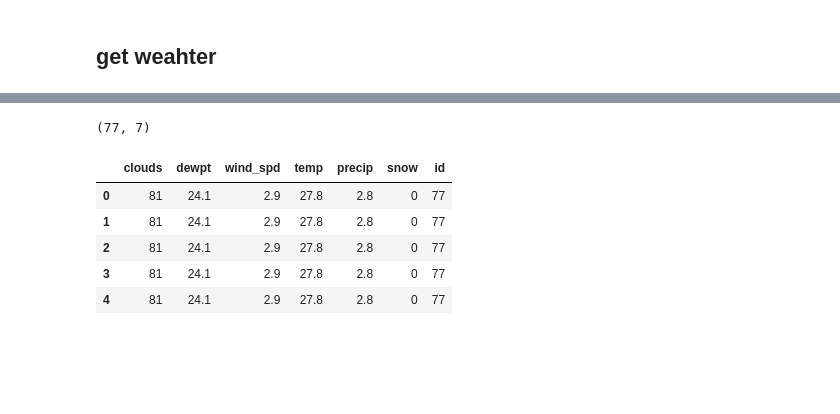
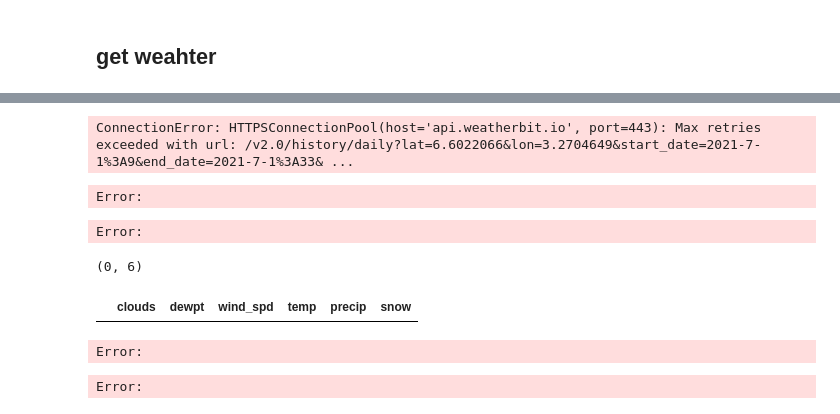
Before and after one commit to degagawolde/delivery-drivers-location-optimisation-with-causal-inference, a Jupyter notebook: notebooks/feature_engineering.ipynb, the cells around one changed output, grey strips where cells are left out. Drawn from its saved outputs; the diff is of its cells as text; code cells hidden in the pictures; blank space fills up the shorter version.

```diff
--- a/notebooks/feature_engineering.ipynb
+++ b/notebooks/feature_engineering.ipynb
@@ -87,40 +105,41 @@ weather = {'clouds':[],
 # %%
-for i in range(78,features.shape[0]):
-    # defining a params dict for the parameters to be sent to the API
-    PARAMS = {
-        'lat':features.lat.iloc[i],
-        'lon':features.lng.iloc[i],
-        'start_date':str(features.trip_Start_time.iloc[i].year)+'-'+str(features.trip_Start_time.iloc[i].month)+'-'+str(features.trip_Start_time.iloc[i].day)+':'+str(features.trip_Start_time.iloc[i].hour),
-        'end_date':str(features.trip_Start_time.iloc[i].year)+'-'+str(features.trip_Start_time.iloc[i].month)+'-'+str(features.trip_Start_time.iloc[i].day)+':'+str(features.trip_Start_time.iloc[i].hour+24),
-        'key':'833701327e23466183824f3bbb10bcad'
-        }
-    # print(str(features.trip_Start_time.iloc[i].year)+'-'+str(features.trip_Start_time.iloc[i].month)+'-'+str(features.trip_Start_time.iloc[i].day)+':'+str(features.trip_Start_time.iloc[i].hour),)
-    # sending get request and saving the response as response object
-    r = requests.get(url = URL, params = PARAMS)
+# for i in range(0,features.shape[0]):
+#     # defining a params dict for the parameters to be sent to the API
+#     PARAMS = {
+#         'lat':features.lat.iloc[i],
+#         'lon':features.lng.iloc[i],
+#         'start_date':str(features.trip_Start_time.iloc[i].year)+'-'+str(features.trip_Start_time.iloc[i].month)+'-'+str(features.trip_Start_time.iloc[i].day)+':'+str(features.trip_Start_time.iloc[i].hour),
+#         'end_date':str(features.trip_Start_time.iloc[i].year)+'-'+str(features.trip_Start_time.iloc[i].month)+'-'+str(features.trip_Start_time.iloc[i].day)+':'+str(features.trip_Start_time.iloc[i].hour+24),
+#         'key':'833701327e23466183824f3bbb10bcad'
+#         }
+#     # print(str(features.trip_Start_time.iloc[i].year)+'-'+str(features.trip_Start_time.iloc[i].month)+'-'+str(features.trip_Start_time.iloc[i].day)+':'+str(features.trip_Start_time.iloc[i].hour),)
+#     # sending get request and saving the response as response object
+#     r = requests.get(url = URL, params = PARAMS)
 
-    # extracting data in json format
-    data = r.json()
+#     # extracting data in json format
+#     data = r.json()
 
-    # extracting latitude, longitude and formatted address
-    # of the first matching location
-    weather['id'] = features['id'].iloc[i]
-    weather['clouds'].append(data['data'][0]['clouds'])
-    weather['dewpt'].append(data['data'][0]['dewpt'])
-    weather['wind_spd'].append(data['data'][0]['wind_spd'])
-    weather['temp'].append(data['data'][0]['temp'])
-    weather['precip'].append(data['data'][0]['precip'])
-    weather['snow'].append(data['data'][0]['snow'])
+#     # extracting latitude, longitude and formatted address
+#     # of the first matching location
+#     weather['id'] = features['id'].iloc[i]
+#     weather['clouds'].append(data['data'][0]['clouds'])
+#     weather['dewpt'].append(data['data'][0]['dewpt'])
+#     weather['wind_spd'].append(data['data'][0]['wind_spd'])
+#     weather['temp'].append(data['data'][0]['temp'])
+#     weather['precip'].append(data['data'][0]['precip'])
+#     weather['snow'].append(data['data'][0]['snow'])
+# %% [output]
+ConnectionError: HTTPSConnectionPool(host='api.weatherbit.io', port=443): Max retries exceeded with url: /v2.0/history/daily?lat=6.6022066&lon=3.2704649&start_date=2021-7-1%3A9&end_date=2021-7-1%3A33& ...
+Error:
+Error:
 # %%
-weather_df = pd.DataFrame(weather)
-print(weather_df.shape)
-weather_df.head()
+# weather_df = pd.DataFrame(weather)
+# print(weather_df.shape)
+# weather_df.head()
 # %% [output]
-(77, 7)
+(0, 6)
-|  | clouds | dewpt | wind_spd | temp | precip | snow | id |
-| 0 | 81 | 24.1 | 2.9 | 27.8 | 2.8 | 0 | 77 |
-| 1 | 81 | 24.1 | 2.9 | 27.8 | 2.8 | 0 | 77 |
-| 2 | 81 | 24.1 | 2.9 | 27.8 | 2.8 | 0 | 77 |
-| 3 | 81 | 24.1 | 2.9 | 27.8 | 2.8 | 0 | 77 |
-| 4 | 81 | 24.1 | 2.9 | 27.8 | 2.8 | 0 | 77 |
+|  | clouds | dewpt | wind_spd | temp | precip | snow |
+Error:
+Error:
 # %%
 features.to_csv('../data/features.csv',index=False)
```
Also changed, not shown: parts of 5 cells of this notebook, 2 other files.
